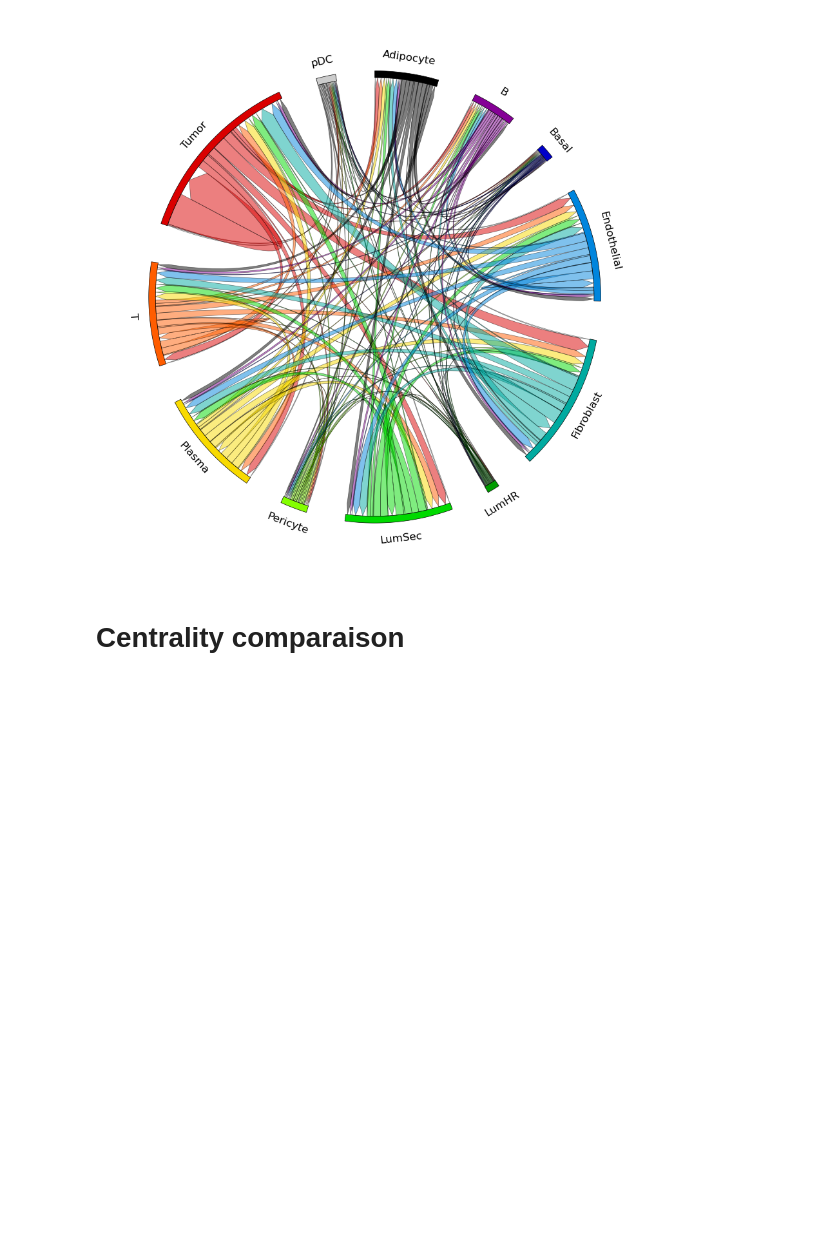
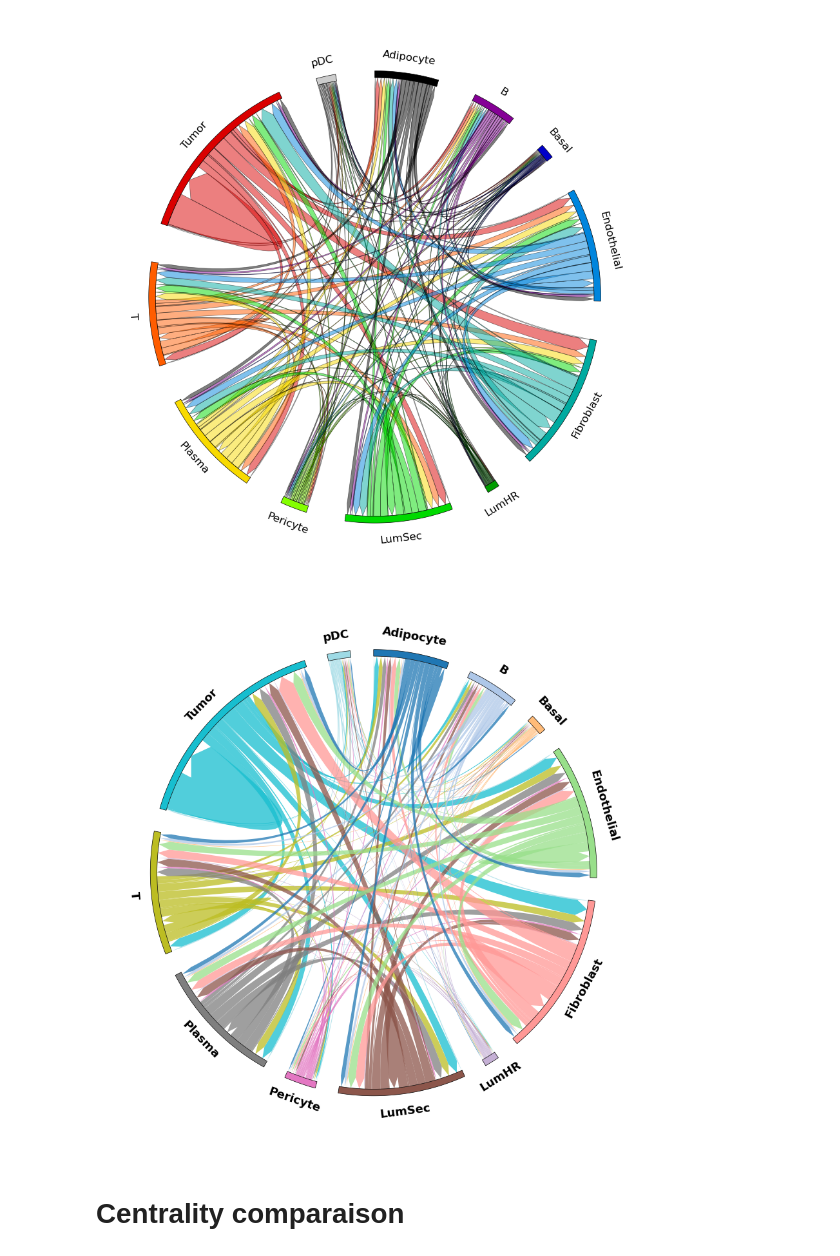
Before and after one commit to Lilian-GA/GenMed_CCC, a Jupyter notebook: sender_receiver_analysis.ipynb, the cells around one changed output. Drawn from its saved outputs; the diff is of its cells as text; code cells hidden in the pictures; blank space fills up the shorter version.

```diff
--- a/sender_receiver_analysis.ipynb
+++ b/sender_receiver_analysis.ipynb
@@ -145,6 +168,29 @@ circos = Circos.chord_diagram(
 fig = circos.plotfig()
 # %% [output]
 [figure]
+# %%
+circos = Circos.chord_diagram(
+    df_sein,
+    space=6,
+    cmap="tab20",
+    label_kws=dict(
+        size=13,
+        color="black",
+        weight="bold"
+    ),
+    link_kws=dict(
+        ec="none",
+        lw=0.8,
+        alpha=0.75,
+        direction=1
+    ),
+)
+
+fig = circos.plotfig()
+plt.tight_layout()
+plt.show()
+# %% [output]
+[figure, added]
 # %% [markdown]
 # Centrality comparaison
 # %%
```
Also changed, not shown: parts of 3 cells of this notebook.
